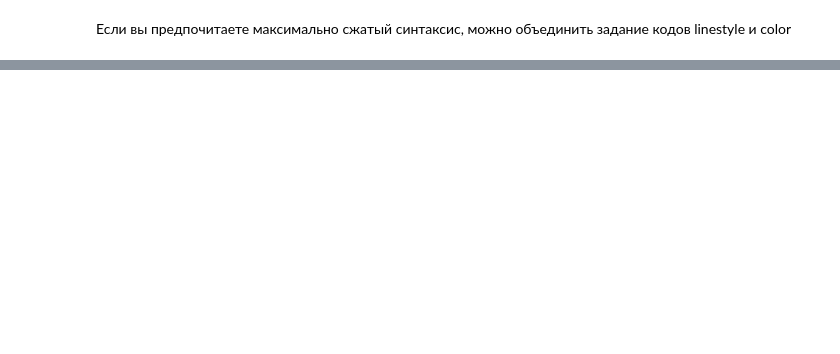
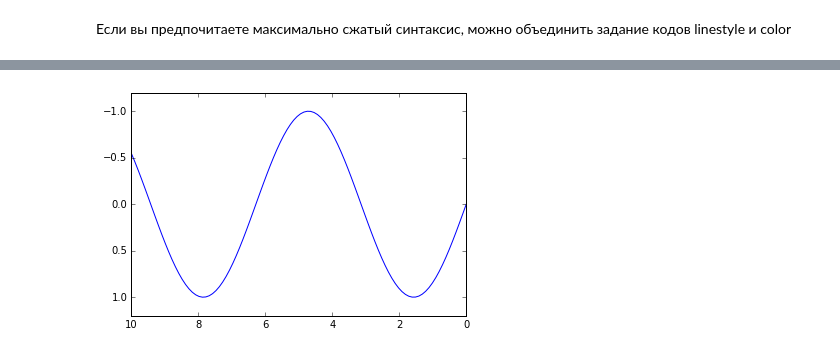
Before and after one commit to VenediktovMaxim/python_tutorial, a Jupyter notebook: WEB_3_matplotlib.ipynb, the cells around one changed output, grey strips where cells are left out. Drawn from its saved outputs; the diff is of its cells as text; code cells hidden in the pictures; blank space fills up the shorter version.

```diff
--- a/WEB_3_matplotlib.ipynb
+++ b/WEB_3_matplotlib.ipynb
@@ -168,0 +183,6 @@ plt.plot(x, x + 3, ':r'); # пунктирная линия красного ц
+# %%
+plt.plot(x, np.sin(x))
+plt.xlim(10, 0)
+plt.ylim(1.2, -1.2);
+# %% [output]
+[figure, added]
```
Also changed, not shown: parts of 24 cells of this notebook, 1 other file.
